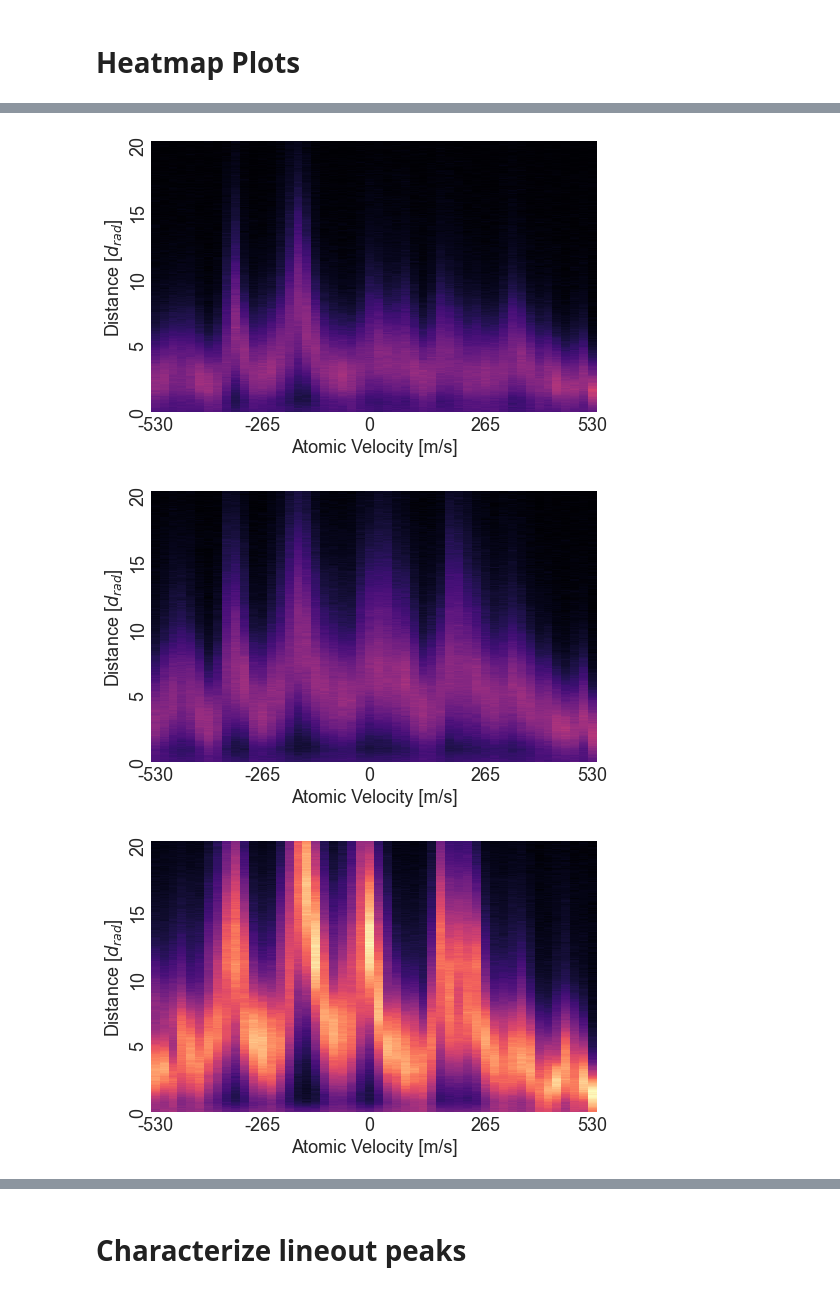
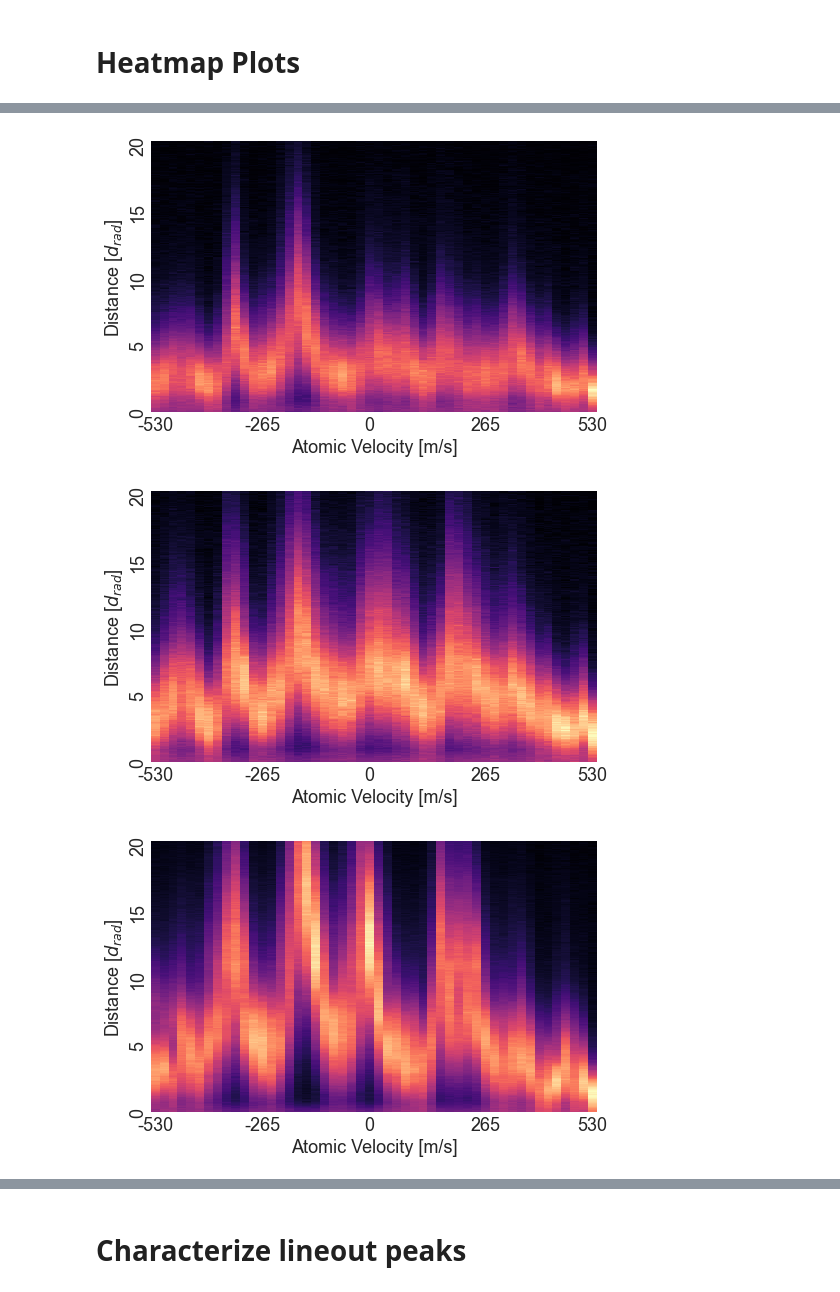
Before and after one commit to Adiabatic-Rapid-Passage/ARPdb, a Jupyter notebook: ARP plot.ipynb, the cells around one changed output, grey strips where cells are left out. Drawn from its saved outputs; the diff is of its cells as text; code cells hidden in the pictures.

```diff
--- a/ARP plot.ipynb
+++ b/ARP plot.ipynb
@@ -23,11 +23,10 @@ dfDict, backDict = create()
 # Fit each lineout to a tilted gaussian, create a new dataframe from the fit parameters
 # %%
 pool=Pool(processes=cpu_count())
-print(pool)
 lineDict = {}
 fitDict = {}
 # parameterList=[]
-savepath='C:/Users/wahlm/OneDrive/Documents/School/Research/ARP/PubFigs/'
+savepath='C:/Users/wahlm/OneDrive/Documents/School/Research/ARP/PubFigs/Lineouts/'
 baseline=506
 conversion=17.45138889
 k=5.79988*10**6/(2*np.pi)
@@ -127,8 +126,8 @@ def fitLineout(params):
                 ignore_index=True)
 #             For checking my fitting work
 #         if uglyChi2(result.x,[xData,yData])/(len(xData))>2:
-#         if True:
-        if False:
+        if True:
+#         if False:
             f, ax=plt.subplots(1,1)
             plt.scatter(dfDict[k1][k2].index.tolist(),dfDict[k1][k2][detun], alpha = .4)
 #                 plt.axvline(x=peak,color='k')
@@ -138,16 +137,16 @@ def fitLineout(params):
             ax.set_ylabel('Intensity')
             ax.set_xlabel('Pixel')
 #             plt.hlines(cutoff, int(peak)+2*minErr, int(peak)+2*plusErr,colors='k')
-            plt.show()
-#             f.savefig(savepath+f'{k1}sweep{k2}pp{-detun*10**6/k:.0f}mps.png', dpi=300,bbox_inches='tight', format='png')
-            print(f'{k1} sweep, {k2} pulse pairs, {detun} detuning, {detun*10**6/k} m/s')
-            print(result.message)
-            print(f'Chisquare: {uglyChi2(result.x,[xData,yData])}')
-#                 print(f'+Error: {plusErr}, -Error: {minErr}')
-            print(f'Peak: {peak}')
-            print(f'Pos unc: {-minErr/conversion*noise/signal}')
-            print(f'Neg unc: {-plusErr/conversion*noise/signal}')
-            print(result.x)
+#             plt.show()
+            f.savefig(savepath+f'{k1}sweep{k2}pp{-detun*10**6/k:.0f}mps.jpg', dpi=300,bbox_inches='tight', format='jpg')
+            plt.close(f)
+#             print(f'{k1} sweep, {k2} pulse pairs, {detun} detuning, {detun*10**6/k} m/s')
+#             print(result.message)
+#             print(f'Chisquare: {uglyChi2(result.x,[xData,yData])}')
+#             print(f'Peak: {peak}')
+#             print(f'Pos unc: {-minErr/conversion*noise/signal}')
+#             print(f'Neg unc: {-plusErr/conversion*noise/signal}')
+#             print(result.x)
 
 
 
@@ -175,7 +172,7 @@ for sweep in ['downdown','downup','updown','upup']:
 #     f.suptitle(f'{sweep} sweep',fontsize=20)
 
     for num, pp in enumerate(pps):
-        savepath=path+f'{sweep}_{pp}_lineplot.png'
+        savepath=path+f'{sweep}_{pp}_lineplot.jpg'
         f, axs= plt.subplots(1,1,figsize=(8,5))
 
         sns.lineplot(x='velocity',y='height',data=fitDict[sweep][pp], color=colors[num],label=f'{pp} pulse pairs',ax=axs)
@@ -192,7 +189,7 @@ for sweep in ['downdown','downup','updown','upup']:
         ynegerr=fitDict[sweep][pp]['negunc']
 #       pos/neg flipped
         axs.fill_between(x, y+ynegerr, y+ypluserr,facecolor=colors[num],alpha=0.5)
-        f.savefig(savepath, dpi=300,bbox_inches='tight', format='png')
+        f.savefig(savepath, dpi=300,bbox_inches='tight', format='jpg')
         plt.show()
 # %% [output]
 [figure]
@@ -215,7 +212,7 @@ colors=['c','g','y','r']
 for sweep in ['downdown','downup','updown','upup']:
     f, axs= plt.subplots(1,1,figsize=(8,5))
     for num, pp in enumerate(pps):
-        savepath=path+f'{sweep}_overlay_lineplot_tiltedgaus.png'
+        savepath=path+f'{sweep}_overlay_lineplot_tiltedgaus.jpg'
         sns.lineplot(x=fitDict[sweep][pp]['velocity'],y=fitDict[sweep][pp]['height'],color=colors[num],label=f'{pp} pulse pairs',ax=axs)
         x=fitDict[sweep][pp]['velocity']
         y=fitDict[sweep][pp]['height']
@@ -232,7 +229,7 @@ for sweep in ['downdown','downup','updown','upup']:
     plt.show()
 
 
-    f.savefig(savepath, dpi=300,bbox_inches='tight', format='png')
+    f.savefig(savepath, dpi=300,bbox_inches='tight', format='jpg')
 #     plt.show()
 
 #     for num, pp in enumerate(pps):
@@ -268,7 +265,7 @@ for sweep in ['downdown','downup','updown','upup']:
 # %%
 for sweep in ['downdown','downup','updown','upup']:
     for num, pp in enumerate(['100','200','300']):
-        savepath=path+f'{sweep}_{pp}_heatmap.png'
+        savepath=path+f'{sweep}_{pp}_heatmap.jpg'
         f, axs= plt.subplots(1,1,figsize=(8,5))
 
         tickspace=['' for i in range(11)]
@@ -281,14 +278,15 @@ for sweep in ['downdown','downup','updown','upup']:
                 ylabel[i]=round(x)
             else:
                 ylabel[i]=''
-        sns.heatmap(dfDict[sweep][pp], xticklabels=xlabel,yticklabels=ylabel,vmin=0, vmax = dfDict[sweep]['300'].max().max(),cmap=sns.color_palette("magma", as_cmap=True),cbar=False, ax=axs)
+#         sns.heatmap(dfDict[sweep][pp], xticklabels=xlabel,yticklabels=ylabel,vmin=0, vmax = dfDict[sweep]['300'].max().max(),cmap=sns.color_palette("magma", as_cmap=True),cbar=False, ax=axs)
+        sns.heatmap(dfDict[sweep][pp], xticklabels=xlabel,yticklabels=ylabel,cmap=sns.color_palette("magma", as_cmap=True),cbar=False, ax=axs)
 
         axs.set_ylim([baseline,150])
 #         axs.set_ylim([0,(baseline-150)/conversion])
         axs.set_ylabel(r'Distance [$d_{rad}$]')
         axs.set_yticklabels(ylabel)
         axs.set_xlabel(r'Atomic Velocity [m/s]')
-#         f.savefig(savepath, dpi=300,bbox_inches='tight', format='png')
+        f.savefig(savepath, dpi=300,bbox_inches='tight', format='jpg')
         plt.show()
 #     axs[0][0].title.set_text('1')
 #     axs[1][0].title.set_text('2')
@@ -314,4 +312,4 @@ for sweep in ['downdown','downup','updown','upup']:
 [figure]
-[figure, old version]
+[figure, new version]
-[figure, old version]
+[figure, new version]
 [figure]
```
Also changed, not shown: parts of 5 cells of this notebook.
